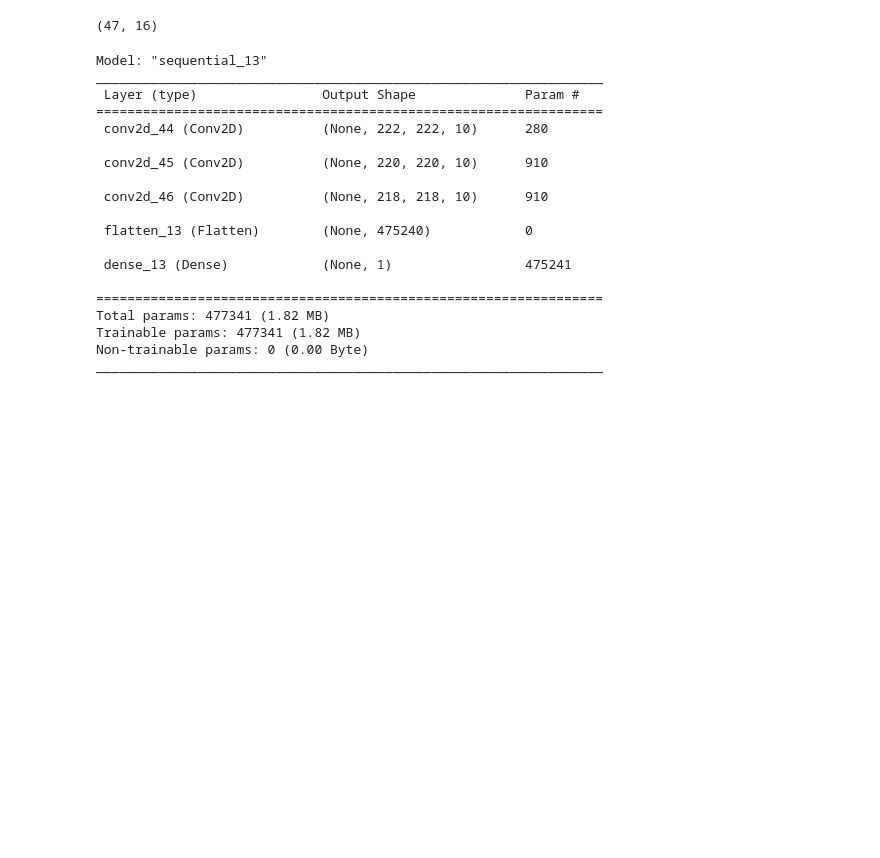
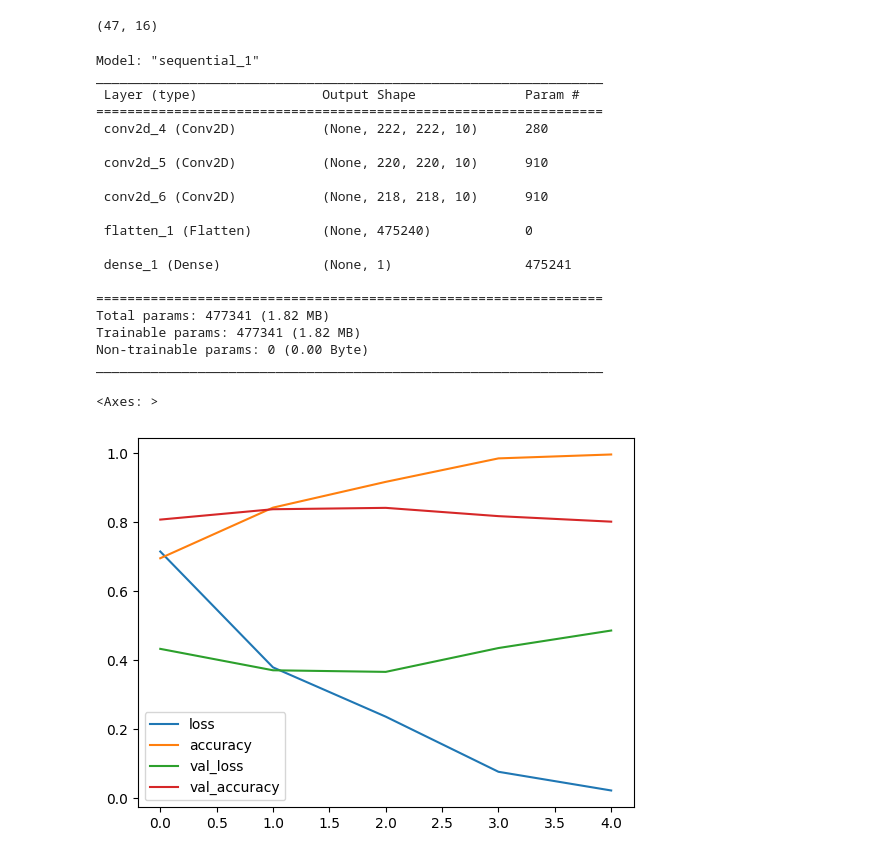
Before and after one commit to Seenuprime/Deep-Learning, a Jupyter notebook: CV_Convolutional_NN.ipynb, the cells around one changed output. Saved outputs shown, nothing was run; the diff lists cells and outputs as text; code cells hidden in the pictures; blank space fills up the shorter version.

```diff
--- a/CV_Convolutional_NN.ipynb
+++ b/CV_Convolutional_NN.ipynb
@@ -313,7 +313,7 @@ model_2.compile(
 )
 
 ## fit
-model_2.fit(train_data, ## the flow_from_directory() will automatically create the labels
+model_2_history = model_2.fit(train_data, ## the flow_from_directory() will automatically create the labels
           epochs = 5,
           steps_per_epoch = len(train_data),
           validation_data = test_data,
@@ -337,22 +336,28 @@ len(train_data), len(test_data)
 # %%
 model_2.summary()
 # %% [output]
-Model: "sequential_13"
+Model: "sequential_1"
 _________________________________________________________________
  Layer (type)                Output Shape              Param #
 =================================================================
- conv2d_44 (Conv2D)          (None, 222, 222, 10)      280
+ conv2d_4 (Conv2D)           (None, 222, 222, 10)      280
 
- conv2d_45 (Conv2D)          (None, 220, 220, 10)      910
+ conv2d_5 (Conv2D)           (None, 220, 220, 10)      910
 
- conv2d_46 (Conv2D)          (None, 218, 218, 10)      910
+ conv2d_6 (Conv2D)           (None, 218, 218, 10)      910
 
- flatten_13 (Flatten)        (None, 475240)            0
+ flatten_1 (Flatten)         (None, 475240)            0
 
- dense_13 (Dense)            (None, 1)                 475241
+ dense_1 (Dense)             (None, 1)                 475241
 
 =================================================================
 Total params: 477341 (1.82 MB)
 Trainable params: 477341 (1.82 MB)
 Non-trainable params: 0 (0.00 Byte)
 _________________________________________________________________
+# %%
+import pandas as pd
+pd.DataFrame(model_2_history.history).plot()
+# %% [output]
+<Axes: >
+[figure, added]
```
Also changed, not shown: parts of 26 cells of this notebook.
